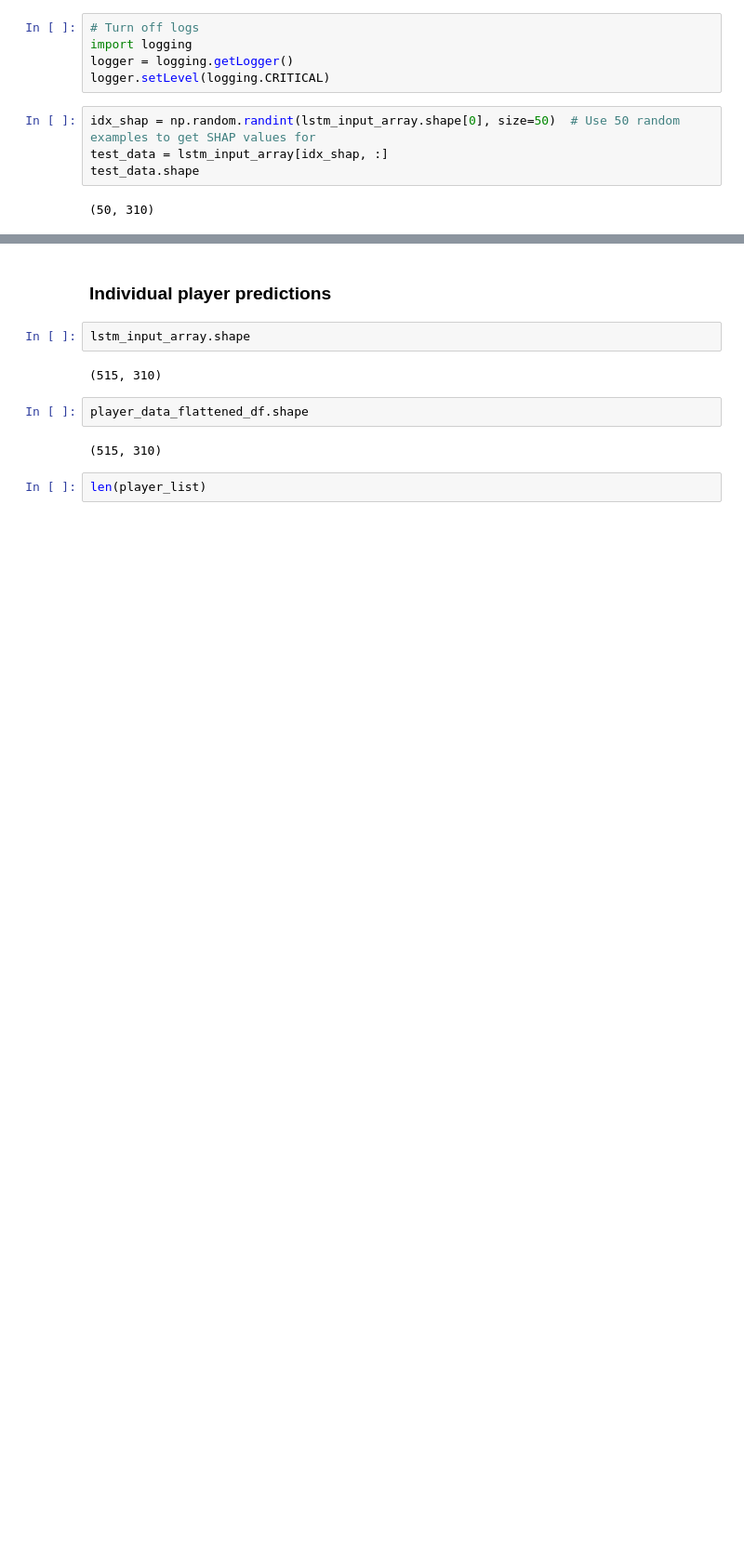
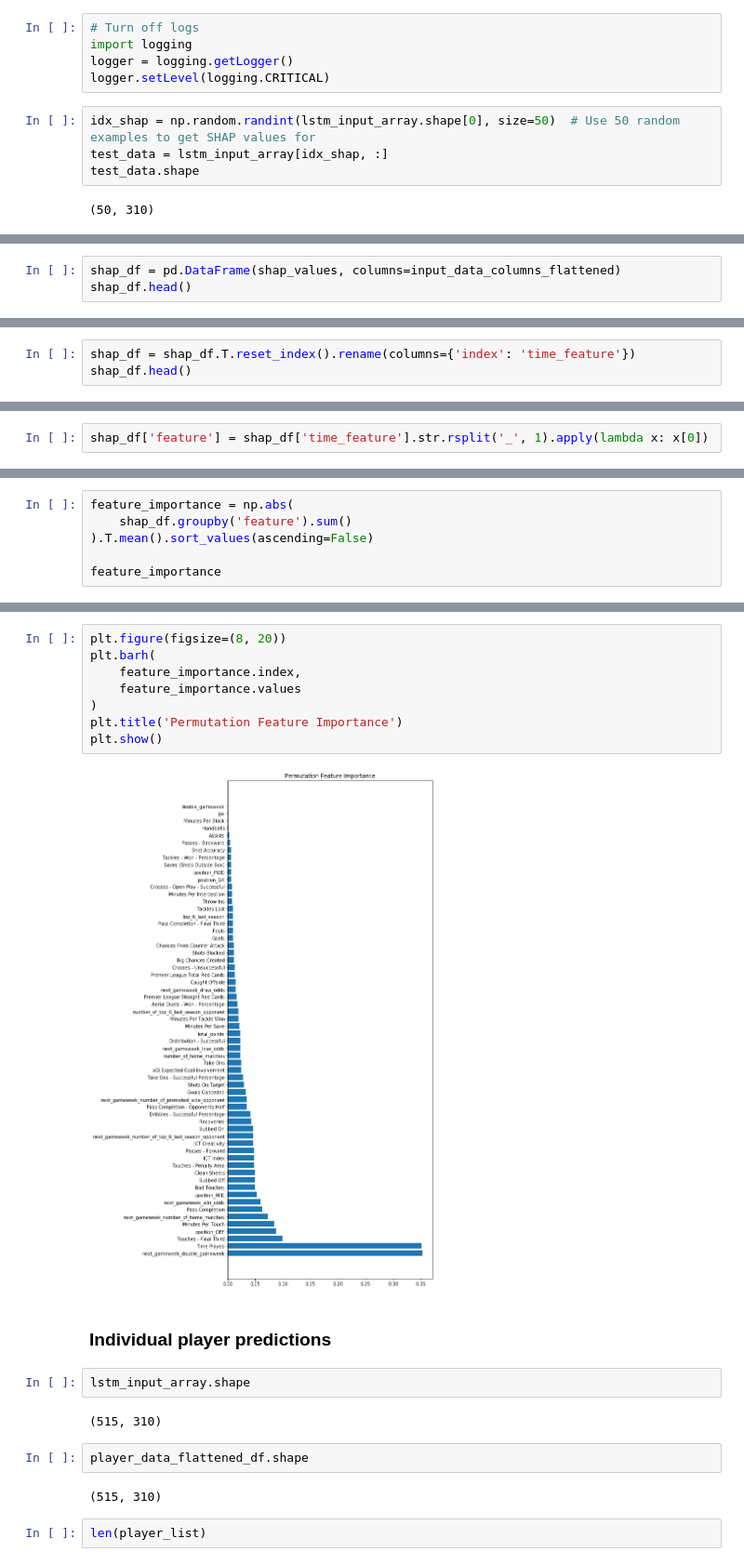
Before and after one commit to stevieg3/fpl-analysis, a Jupyter notebook: notebooks/DeepFantasyFootball/11. SHAP values.ipynb, the cells around one changed output, grey strips where cells are left out. Shown at 93% size. Saved outputs shown, nothing was run; the diff lists cells and outputs as text; blank space fills up the shorter version.

Commit message:
Ran SHAP feature importance charts

```diff
--- a/notebooks/DeepFantasyFootball/11. SHAP values.ipynb
+++ b/notebooks/DeepFantasyFootball/11. SHAP values.ipynb
@@ -346,0 +382,3 @@ shap.summary_plot(
+# %%
+shap_df = pd.DataFrame(shap_values, columns=input_data_columns_flattened)
+shap_df.head()
@@ -346,0 +411,3 @@ shap.summary_plot(
+# %%
+shap_df = shap_df.T.reset_index().rename(columns={'index': 'time_feature'})
+shap_df.head()
@@ -346,0 +421,2 @@ shap.summary_plot(
+# %%
+shap_df['feature'] = shap_df['time_feature'].str.rsplit('_', 1).apply(lambda x: x[0])
@@ -346,0 +427,6 @@ shap.summary_plot(
+# %%
+feature_importance = np.abs(
+    shap_df.groupby('feature').sum()
+).T.mean().sort_values(ascending=False)
+
+feature_importance
@@ -347,3 +447,13 @@ shap.summary_plot(
+# %%
+plt.figure(figsize=(8, 20))
+plt.barh(
+    feature_importance.index,
+    feature_importance.values
+)
+plt.title('Permutation Feature Importance')
+plt.show()
+# %% [output]
+[figure, added]
 # %% [markdown]
 ### Individual player predictions
 # %%
```
Also changed, not shown: parts of 19 cells of this notebook.
